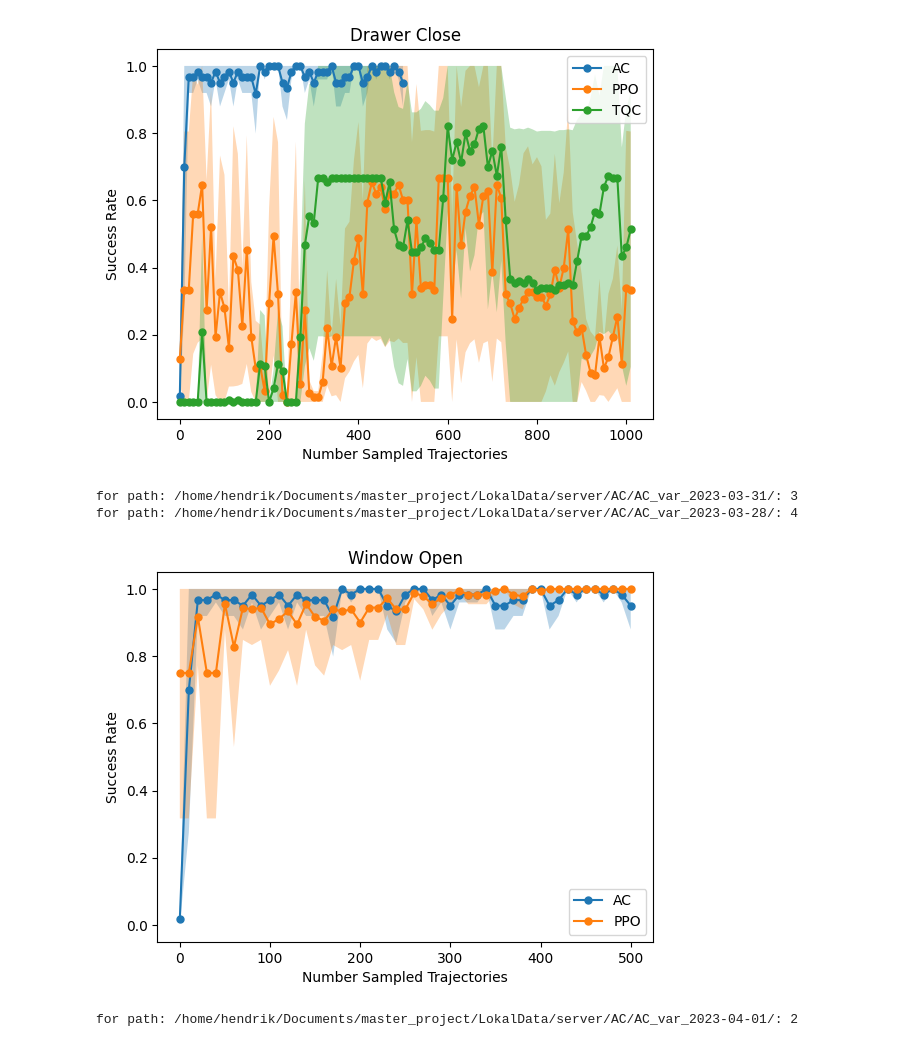
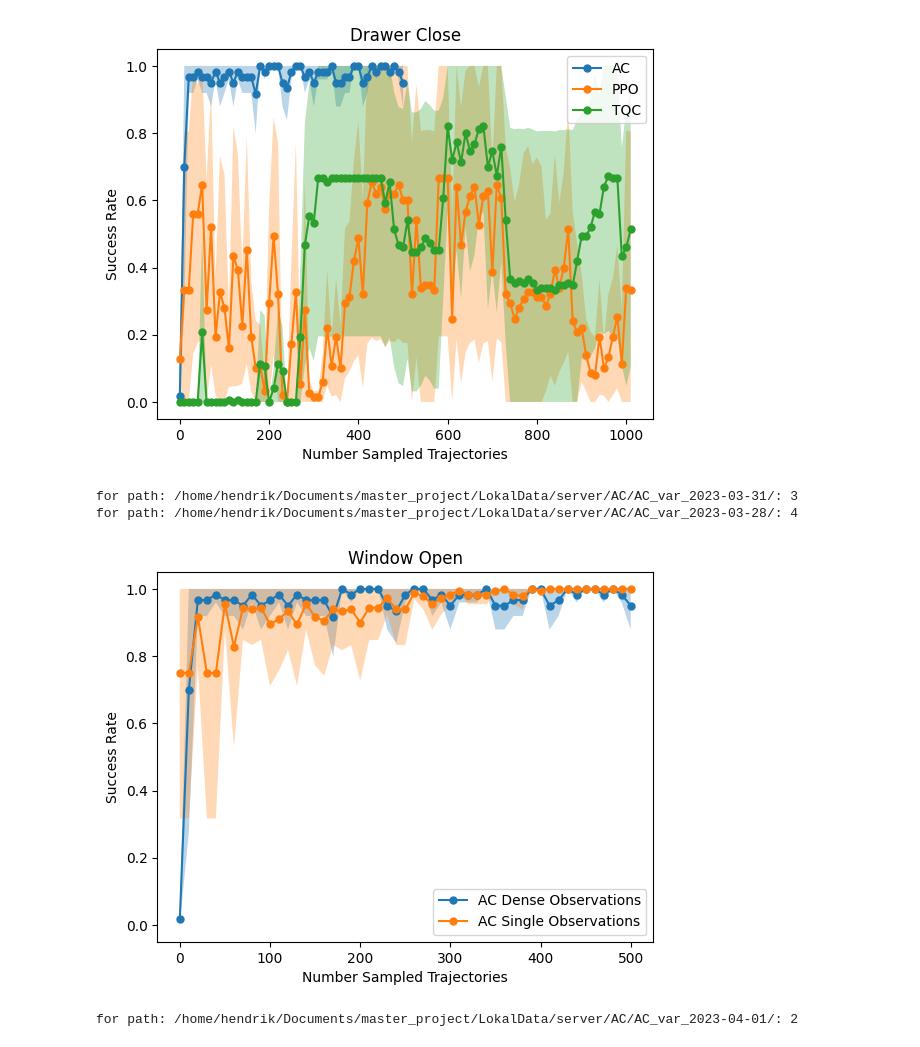
Before and after one commit to ReliableTree/ActiveCritic, a Jupyter notebook: src/active_critic/analyze_stats/dense_0/drawerclose.ipynb, the cells around one changed output. Cells and saved outputs as stored; diff of their text form; code cells hidden in the pictures.

```diff
--- a/src/active_critic/analyze_stats/dense_0/drawerclose.ipynb
+++ b/src/active_critic/analyze_stats/dense_0/drawerclose.ipynb
@@ -33,31 +33,33 @@ for path: /home/hendrik/Documents/master_project/LokalData/server/baselines/Base
 for path: /home/hendrik/Documents/master_project/LokalData/server/baselines/Baselines_Stats_GAIL_2023-04-012_/: 3
 [figure]
 # %%
+from active_critic.analyze_stats.analyze_stats import make_plot
+
 AC_path = '/home/hendrik/Documents/master_project/LokalData/server/AC/AC_var_2023-03-31/'
 include_AC = ['statsoptimized', 'drawerclose ms 0 explore_until 3 reset drawerclose opt steps: 1 trainin eps: 500 opt mode: actor+plan demonstrations: 0, im_ph:False, training_episodes: 10, min critic: 1e-05, wd: 0.01, val_every: 1000']
 exclude_AC = []
 
 AC_path_sp = '/home/hendrik/Documents/master_project/LokalData/server/AC/AC_var_2023-03-28/'
 include_AC_sp = ['drawerclose sm manual_seed(0) no train inf eps: 1000 opt mode: actor+plan demonstrations: 0, im_ph:False, training_episodes: 10, min critic: 5e-05, wd: 0.01, val_every: 6000', 'stats']
 exclude_AC_sp = ['optimized']
 
 save_path = '/home/hendrik/Documents/Master Thesis/TUM_Thesis_Template_CSE/images/dense_vs_sparse_0/'
 
 
 make_plot(
     paths=[AC_path, AC_path_sp],
     includes=[include_AC, include_AC_sp],
     excludes=[exclude_AC, exclude_AC_sp],
-    names=['AC', 'PPO', 'TQC', 'RPPO'],
+    names=['AC Dense Observations', 'AC Single Observations'],
     plot_name='Window Open',
     save_path = save_path,
     plot_closest=True,
     mean=False
     )
 # %% [output]
 for path: /home/hendrik/Documents/master_project/LokalData/server/AC/AC_var_2023-03-31/: 3
 for path: /home/hendrik/Documents/master_project/LokalData/server/AC/AC_var_2023-03-28/: 4
-[figure, old version]
+[figure, new version]
 # %%
 AC_path = '/home/hendrik/Documents/master_project/LokalData/server/AC/AC_var_2023-04-01/'
 include_AC = ['statsoptimized', 'drawerclose rand act ms 1 trainin eps: 1000 opt mode: actor+plan demonstrations: 0, im_ph:False, 10']
```
Also changed, not shown: 2 other files.
